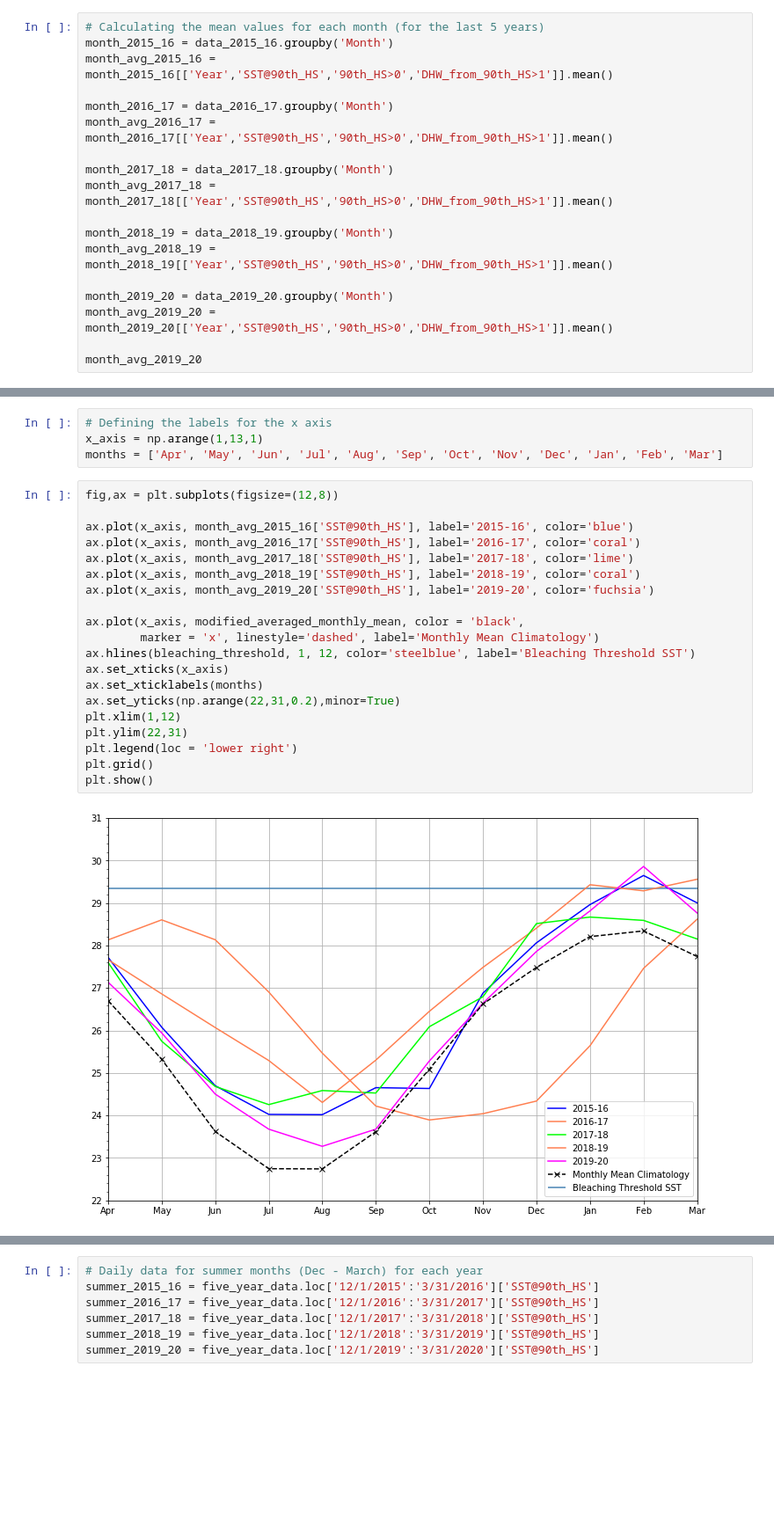
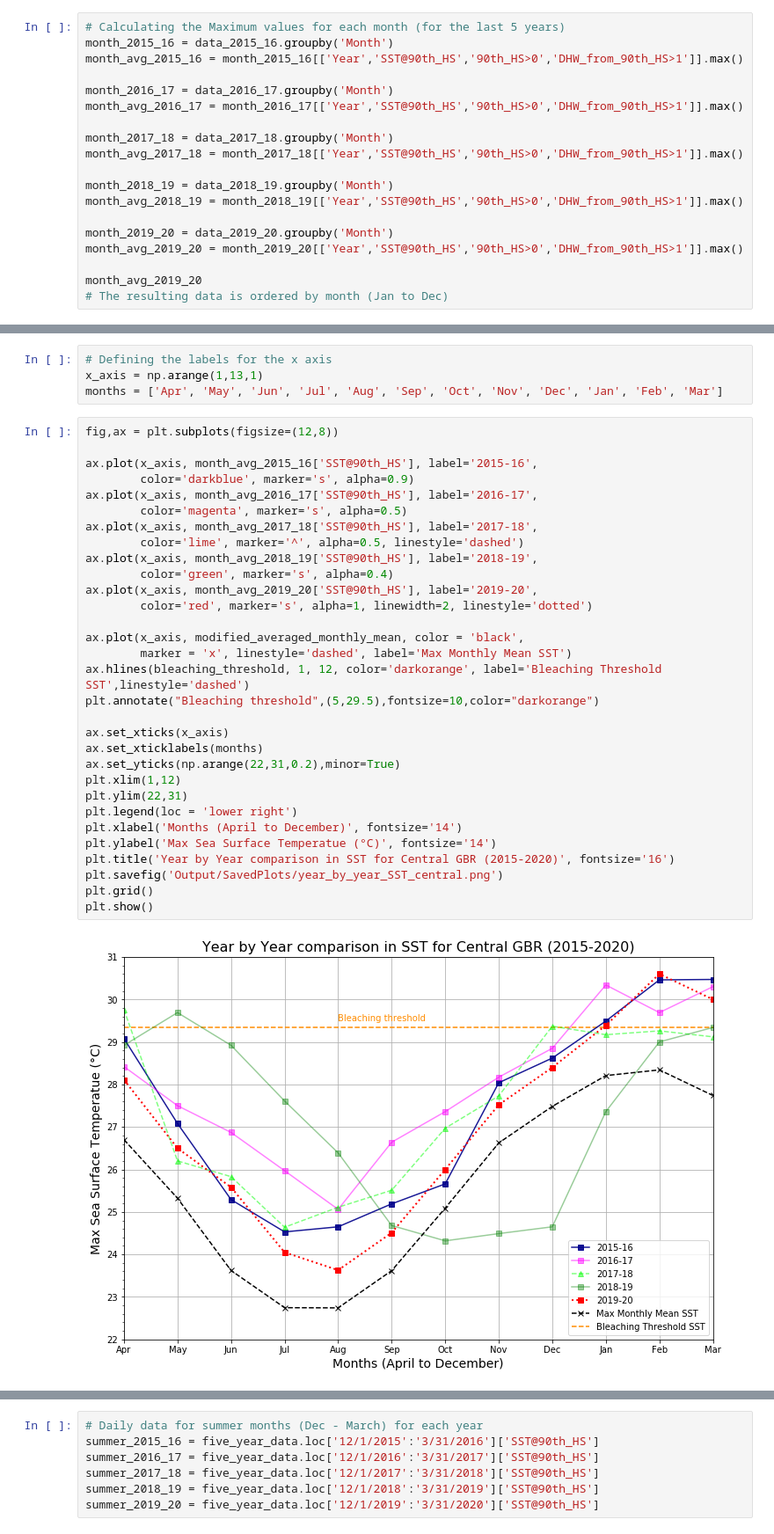
Before and after one commit to Aastha-Arora/Great-Barrier-Reef, a Jupyter notebook: 3. Central_GBR.ipynb, the cells around one changed output, grey strips where cells are left out. Shown: that part at 88% size. Drawn from its saved outputs; the diff is of its cells as text; blank space fills up the shorter version.

```diff
--- a/3. Central_GBR.ipynb
+++ b/3. Central_GBR.ipynb
@@ -203,21 +206,22 @@ data_2019_20 = five_year_data.loc['4/1/2019':'3/31/2020']
 # %%
-# Calculating the mean values for each month (for the last 5 years)
+# Calculating the Maximum values for each month (for the last 5 years)
 month_2015_16 = data_2015_16.groupby('Month')
-month_avg_2015_16 = month_2015_16[['Year','SST@90th_HS','90th_HS>0','DHW_from_90th_HS>1']].mean()
+month_avg_2015_16 = month_2015_16[['Year','SST@90th_HS','90th_HS>0','DHW_from_90th_HS>1']].max()
 
 month_2016_17 = data_2016_17.groupby('Month')
-month_avg_2016_17 = month_2016_17[['Year','SST@90th_HS','90th_HS>0','DHW_from_90th_HS>1']].mean()
+month_avg_2016_17 = month_2016_17[['Year','SST@90th_HS','90th_HS>0','DHW_from_90th_HS>1']].max()
 
 month_2017_18 = data_2017_18.groupby('Month')
-month_avg_2017_18 = month_2017_18[['Year','SST@90th_HS','90th_HS>0','DHW_from_90th_HS>1']].mean()
+month_avg_2017_18 = month_2017_18[['Year','SST@90th_HS','90th_HS>0','DHW_from_90th_HS>1']].max()
 
 month_2018_19 = data_2018_19.groupby('Month')
-month_avg_2018_19 = month_2018_19[['Year','SST@90th_HS','90th_HS>0','DHW_from_90th_HS>1']].mean()
+month_avg_2018_19 = month_2018_19[['Year','SST@90th_HS','90th_HS>0','DHW_from_90th_HS>1']].max()
 
 month_2019_20 = data_2019_20.groupby('Month')
-month_avg_2019_20 = month_2019_20[['Year','SST@90th_HS','90th_HS>0','DHW_from_90th_HS>1']].mean()
+month_avg_2019_20 = month_2019_20[['Year','SST@90th_HS','90th_HS>0','DHW_from_90th_HS>1']].max()
 
 month_avg_2019_20
+# The resulting data is ordered by month (Jan to Dec)
 # %% [output]
 |  | Year | SST@90th_HS | 90th_HS>0 | DHW_from_90th_HS>1 |
 | Month |  |  |  |  |
@@ -268,23 +273,34 @@ months = ['Apr', 'May', 'Jun', 'Jul', 'Aug', 'Sep', 'Oct', 'Nov', 'Dec', 'Jan',
 # %%
 fig,ax = plt.subplots(figsize=(12,8))
 
-ax.plot(x_axis, month_avg_2015_16['SST@90th_HS'], label='2015-16', color='blue')
-ax.plot(x_axis, month_avg_2016_17['SST@90th_HS'], label='2016-17', color='coral')
-ax.plot(x_axis, month_avg_2017_18['SST@90th_HS'], label='2017-18', color='lime')
-ax.plot(x_axis, month_avg_2018_19['SST@90th_HS'], label='2018-19', color='coral')
-ax.plot(x_axis, month_avg_2019_20['SST@90th_HS'], label='2019-20', color='fuchsia')
+ax.plot(x_axis, month_avg_2015_16['SST@90th_HS'], label='2015-16',
+        color='darkblue', marker='s', alpha=0.9)
+ax.plot(x_axis, month_avg_2016_17['SST@90th_HS'], label='2016-17',
+        color='magenta', marker='s', alpha=0.5)
+ax.plot(x_axis, month_avg_2017_18['SST@90th_HS'], label='2017-18',
+        color='lime', marker='^', alpha=0.5, linestyle='dashed')
+ax.plot(x_axis, month_avg_2018_19['SST@90th_HS'], label='2018-19',
+        color='green', marker='s', alpha=0.4)
+ax.plot(x_axis, month_avg_2019_20['SST@90th_HS'], label='2019-20',
+        color='red', marker='s', alpha=1, linewidth=2, linestyle='dotted')
 
 ax.plot(x_axis, modified_averaged_monthly_mean, color = 'black',
-        marker = 'x', linestyle='dashed', label='Monthly Mean Climatology')
-ax.hlines(bleaching_threshold, 1, 12, color='steelblue', label='Bleaching Threshold SST')
+        marker = 'x', linestyle='dashed', label='Max Monthly Mean SST')
+ax.hlines(bleaching_threshold, 1, 12, color='darkorange', label='Bleaching Threshold SST',linestyle='dashed')
+plt.annotate("Bleaching threshold",(5,29.5),fontsize=10,color="darkorange")
+
 ax.set_xticks(x_axis)
 ax.set_xticklabels(months)
 ax.set_yticks(np.arange(22,31,0.2),minor=True)
 plt.xlim(1,12)
 plt.ylim(22,31)
 plt.legend(loc = 'lower right')
+plt.xlabel('Months (April to December)', fontsize='14')
+plt.ylabel('Max Sea Surface Temperatue (°C)', fontsize='14')
+plt.title('Year by Year comparison in SST for Central GBR (2015-2020)', fontsize='16')
+plt.savefig('Output/SavedPlots/year_by_year_SST_central.png')
 plt.grid()
 plt.show()
 # %% [output]
-[figure, old version]
+[figure, new version]
 # %% [markdown]
```
Also changed, not shown: parts of 15 cells of this notebook.
